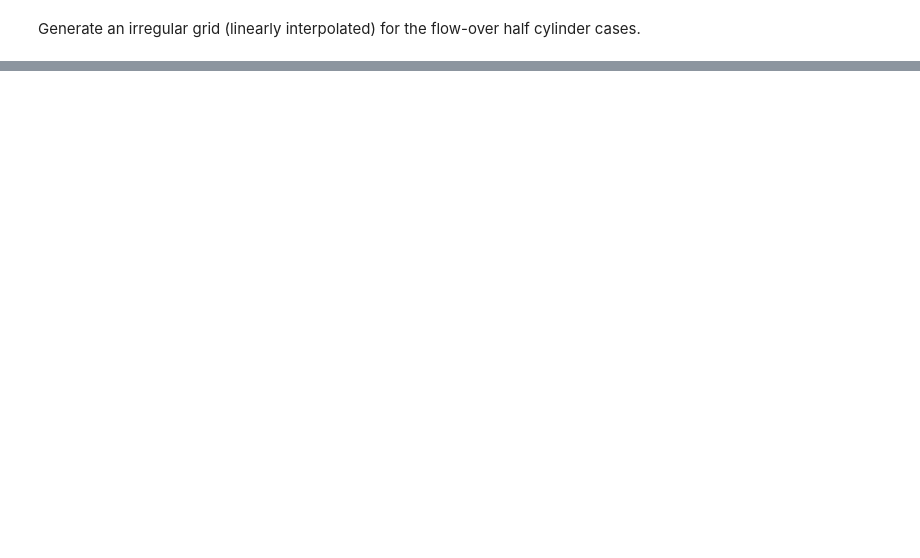
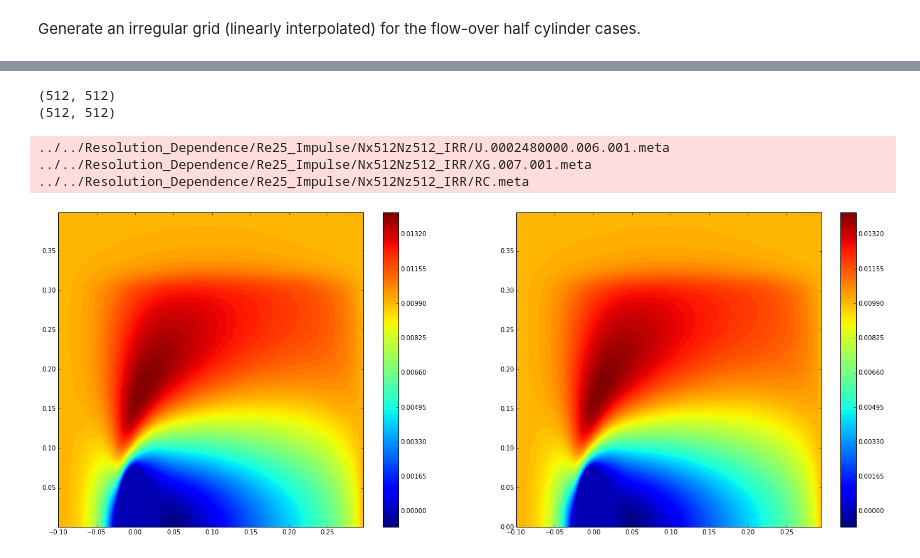
Before and after one commit to UBC-MOAD/flow_separation, a Jupyter notebook: half_cylinder_notebooks/gen_irregular_grid_ICs.ipynb, the cells around one changed output, grey strips where cells are left out. Drawn from its saved outputs; the diff is of its cells as text; code cells hidden in the pictures; blank space fills up the shorter version.

```diff
--- a/half_cylinder_notebooks/gen_irregular_grid_ICs.ipynb
+++ b/half_cylinder_notebooks/gen_irregular_grid_ICs.ipynb
@@ -198,3 +198,38 @@ Uinit = np.zeros((Nz,Nx))+Uinf
+# %%
+from scipy import interpolate
+from MITgcmutils import rdmds
+
+U1 = np.squeeze(rdmds('../../Resolution_Dependence/Re25_Impulse/Nx512Nz512_IRR/U',2480000))
+X1 = np.squeeze(rdmds('../../Resolution_Dependence/Re25_Impulse/Nx512Nz512_IRR/XG'))
+Z1 = np.squeeze(rdmds('../../Resolution_Dependence/Re25_Impulse/Nx512Nz512_IRR/RC'))
+X1 = X1-0.1
+Z1 = -Z1[::-1]
+
+print U1.shape
+
+f = interpolate.interp2d(X1, Z1, U1, kind='linear')
+
+U2 = f(xl,zc)
+#U2 = f(Z1,X1)
+
+print U2.shape
+
+plt.figure(figsize=(24,9))
+plt.subplot(1,2,1)
+plt.contourf(X1,Z1,U1,100)
+plt.colorbar()
+plt.subplot(1,2,2)
+plt.contourf(xl,zc,U2,100)
+plt.colorbar()
+
+Uinit = U2
+# %% [output]
+(512, 512)
+(512, 512)
+../../Resolution_Dependence/Re25_Impulse/Nx512Nz512_IRR/U.0002480000.006.001.meta
+../../Resolution_Dependence/Re25_Impulse/Nx512Nz512_IRR/XG.007.001.meta
+../../Resolution_Dependence/Re25_Impulse/Nx512Nz512_IRR/RC.meta
+[figure, added]
 # %%
 # save the files
 w_type = np.dtype('>f8'); # set the writing to binary file type --- fortran write style, big endian
```
Also changed, not shown: parts of 2 cells of this notebook, 2 other files.
